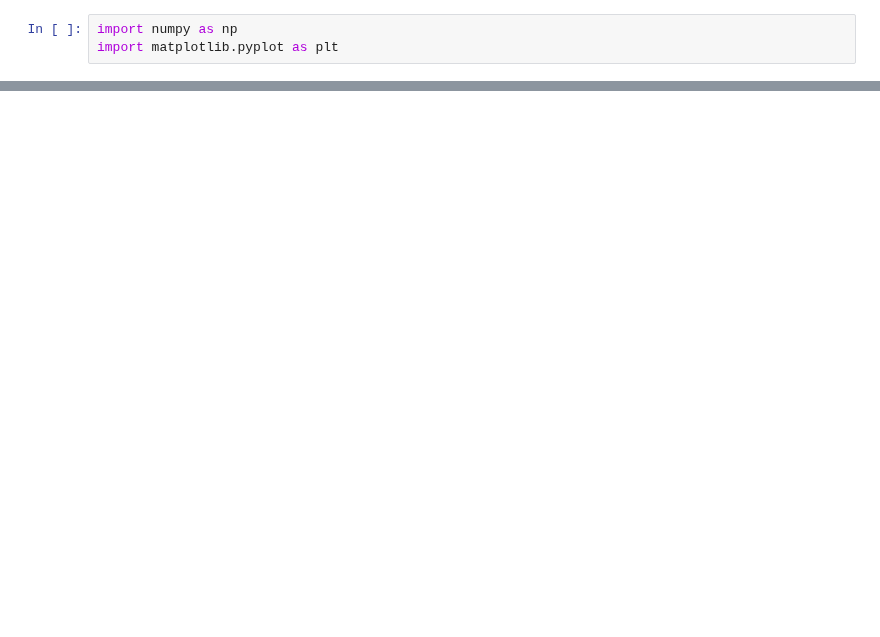
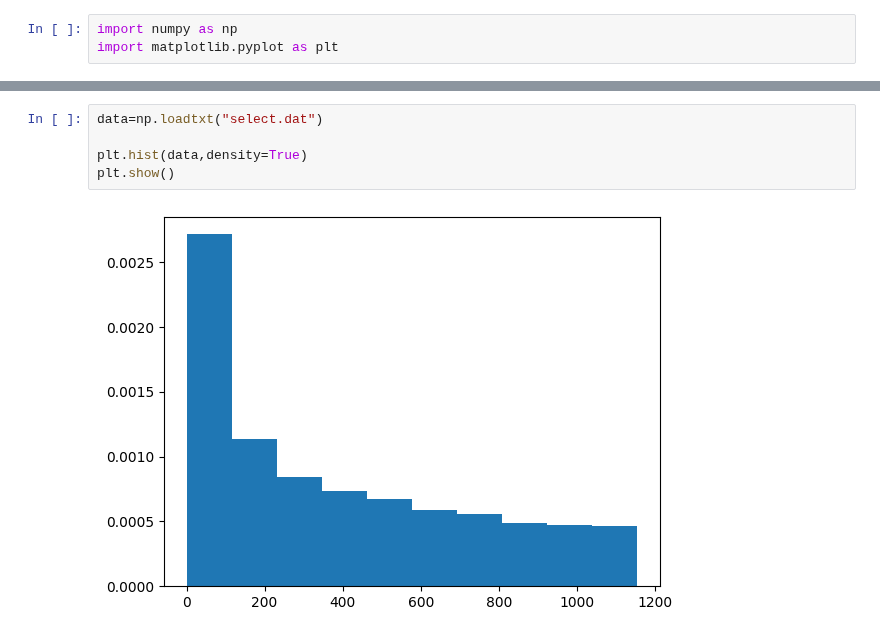
Before and after one commit to sergio-egm/lsn_delivery_exercises, a Jupyter notebook: es9/LSN_Exercises_09.ipynb, the cells around one changed output, grey strips where cells are left out. Drawn from its saved outputs; the diff is of its cells as text; blank space fills up the shorter version.

```diff
--- a/es9/LSN_Exercises_09.ipynb
+++ b/es9/LSN_Exercises_09.ipynb
@@ -10,0 +26,7 @@ plt.show()
+# %%
+data=np.loadtxt("select.dat")
+
+plt.hist(data,density=True)
+plt.show()
+# %% [output]
+[figure, added]
```
Also changed, not shown: parts of 3 cells of this notebook, 9 other files.
